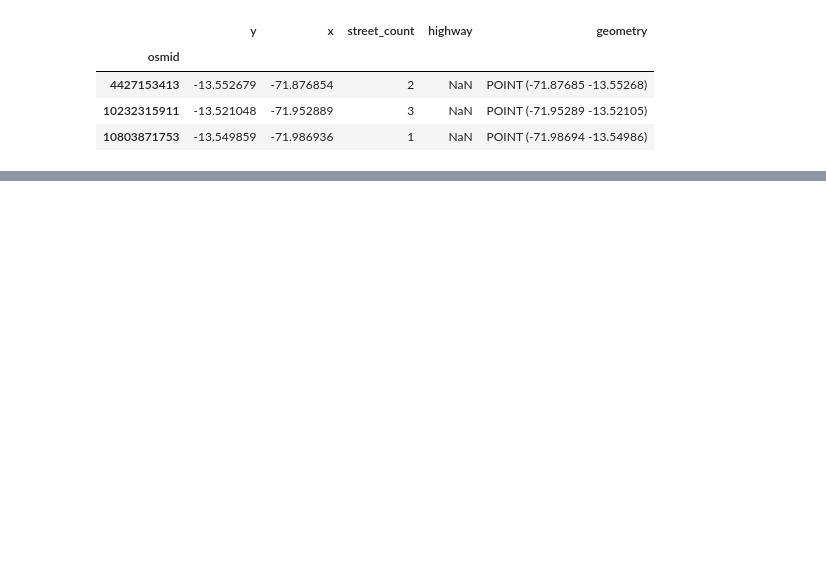
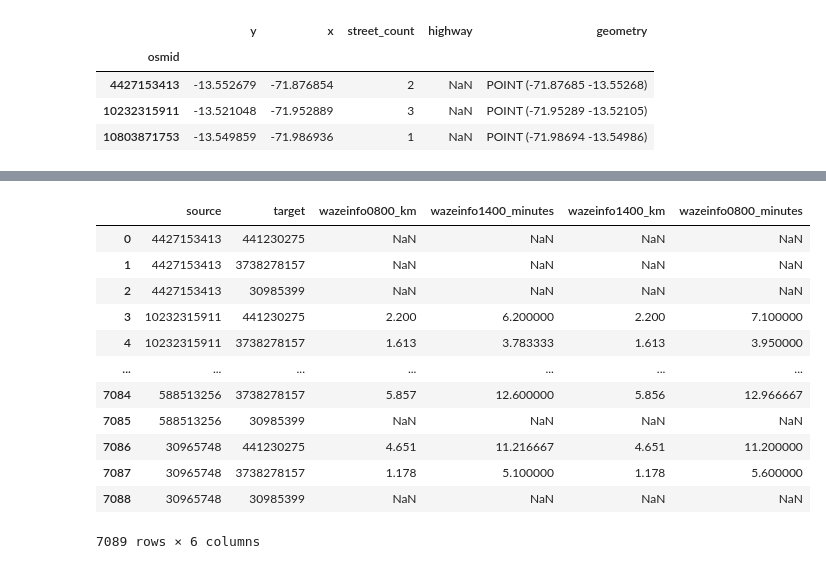
Before and after one commit to leiparov/intercon-simbig-2021, a Jupyter notebook: Cusco/RutasCusco_2.ipynb, the cells around one changed output, grey strips where cells are left out. Saved outputs shown, nothing was run; the diff lists cells and outputs as text; code cells hidden in the pictures; blank space fills up the shorter version.

```diff
--- a/Cusco/RutasCusco_2.ipynb
+++ b/Cusco/RutasCusco_2.ipynb
@@ -309,0 +324,6 @@ tmp.pivot(index='source', columns='target', values='shortestpath_minutes')
+# %%
+%%time
+# Create an empty DataFrame with columns as unique keys from all dictionaries
+columns = set().union(*(d.keys() for d in df['dict'] if d))
+df2 = pd.DataFrame(columns=columns)
+df2
@@ -309,0 +334,5 @@ tmp.pivot(index='source', columns='target', values='shortestpath_minutes')
+# %%
+%%time
+# Iterate through each row's dictionary and populate the result DataFrame
+for idx, row in df.iterrows():
+    df2.loc[idx] = row['dict']
@@ -309,0 +379,18 @@ tmp.pivot(index='source', columns='target', values='shortestpath_minutes')
+# %%
+# df.merge(df2, )
+df3 = df[['source', 'target']].merge(df2, how='left', left_index=True, right_index=True)
+df3
+# %% [output]
+|  | source | target | wazeinfo0800_km | wazeinfo1400_minutes | wazeinfo1400_km | wazeinfo0800_minutes |
+| 0 | 4427153413 | 441230275 | NaN | NaN | NaN | NaN |
+| 1 | 4427153413 | 3738278157 | NaN | NaN | NaN | NaN |
+| 2 | 4427153413 | 30985399 | NaN | NaN | NaN | NaN |
+| 3 | 10232315911 | 441230275 | 2.200 | 6.200000 | 2.200 | 7.100000 |
+| 4 | 10232315911 | 3738278157 | 1.613 | 3.783333 | 1.613 | 3.950000 |
+| ... | ... | ... | ... | ... | ... | ... |
+| 7084 | 588513256 | 3738278157 | 5.857 | 12.600000 | 5.856 | 12.966667 |
+| 7085 | 588513256 | 30985399 | NaN | NaN | NaN | NaN |
+| 7086 | 30965748 | 441230275 | 4.651 | 11.216667 | 4.651 | 11.200000 |
+| 7087 | 30965748 | 3738278157 | 1.178 | 5.100000 | 1.178 | 5.600000 |
+| 7088 | 30965748 | 30985399 | NaN | NaN | NaN | NaN |
+7089 rows × 6 columns
```
Also changed, not shown: parts of 31 cells of this notebook, 4 other files.
